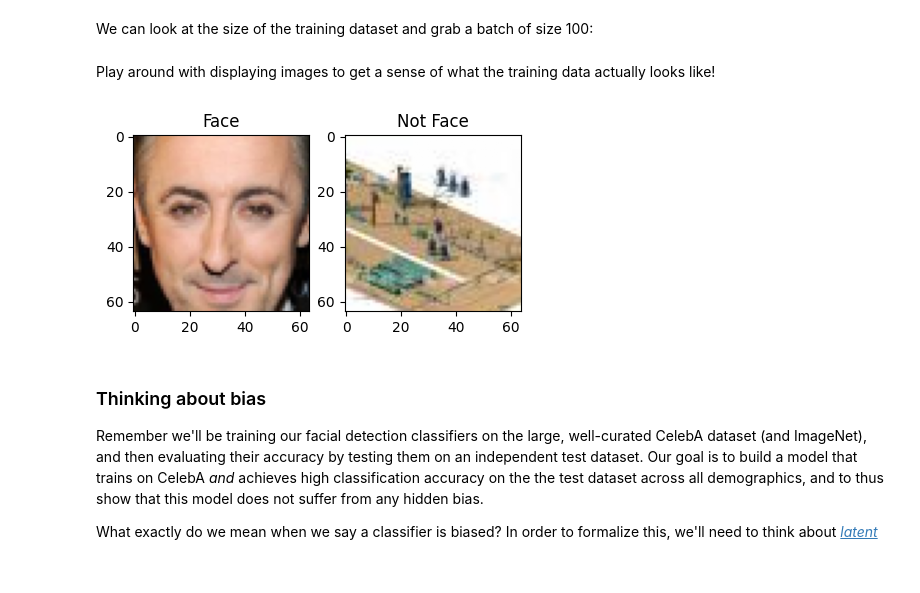
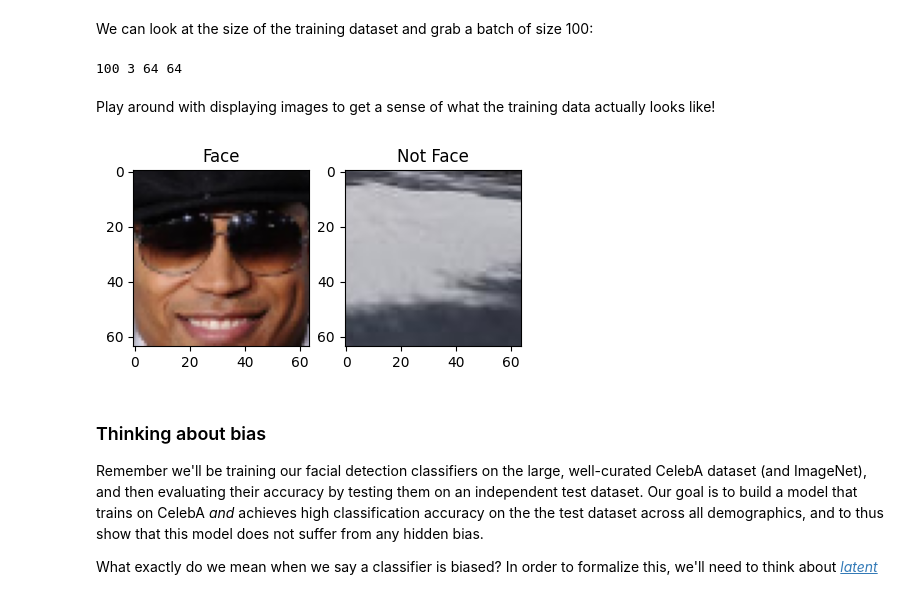
Before and after one commit to thobitz/introtodeeplearning, a Jupyter notebook: lab2/PT_Part2_Debiasing.ipynb, the cells around one changed output. Cells and saved outputs as stored; diff of their text form; code cells hidden in the pictures.

```diff
--- a/lab2/PT_Part2_Debiasing.ipynb
+++ b/lab2/PT_Part2_Debiasing.ipynb
@@ -130,31 +124,34 @@ number_of_training_examples = loader.get_train_size()
 (images, labels) = loader.get_batch(100)
 # %%
 B, C, H, W = images.shape
+print(B,C,H,W)
+# %% [output]
+100 3 64 64
 # %% [markdown]
 Play around with displaying images to get a sense of what the training data actually looks like!
 # %%
 ### Examining the CelebA training dataset ###
 
 # @title Change the sliders to look at positive and negative training examples! { run: "auto" }
 
 face_images = images[np.where(labels == 1)[0]].transpose(0, 2, 3, 1)
 not_face_images = images[np.where(labels == 0)[0]].transpose(0, 2, 3, 1)
 
-idx_face = 29  # @param {type:"slider", min:0, max:50, step:1}
-idx_not_face = 31  # @param {type:"slider", min:0, max:50, step:1}
+idx_face = 35  # @param {type:"slider", min:0, max:50, step:1}
+idx_not_face = 6  # @param {type:"slider", min:0, max:50, step:1}
 
 plt.figure(figsize=(5, 5))
 plt.subplot(1, 2, 1)
 plt.imshow(face_images[idx_face])
 plt.title("Face")
 plt.grid(False)
 
 plt.subplot(1, 2, 2)
 plt.imshow(not_face_images[idx_not_face])
 plt.title("Not Face")
 plt.grid(False)
 # %% [output]
-[figure, old version]
+[figure, new version]
 # %% [markdown]
 ### Thinking about bias
 
```
Also changed, not shown: parts of 8 cells of this notebook.
